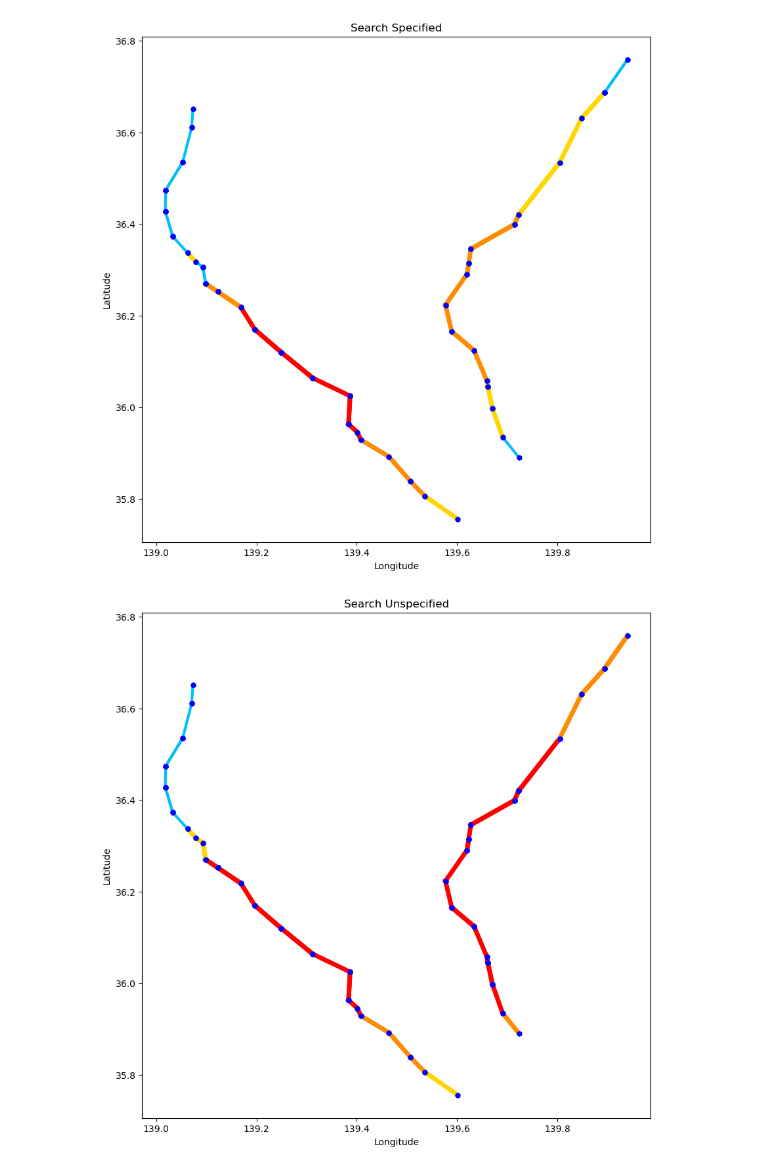
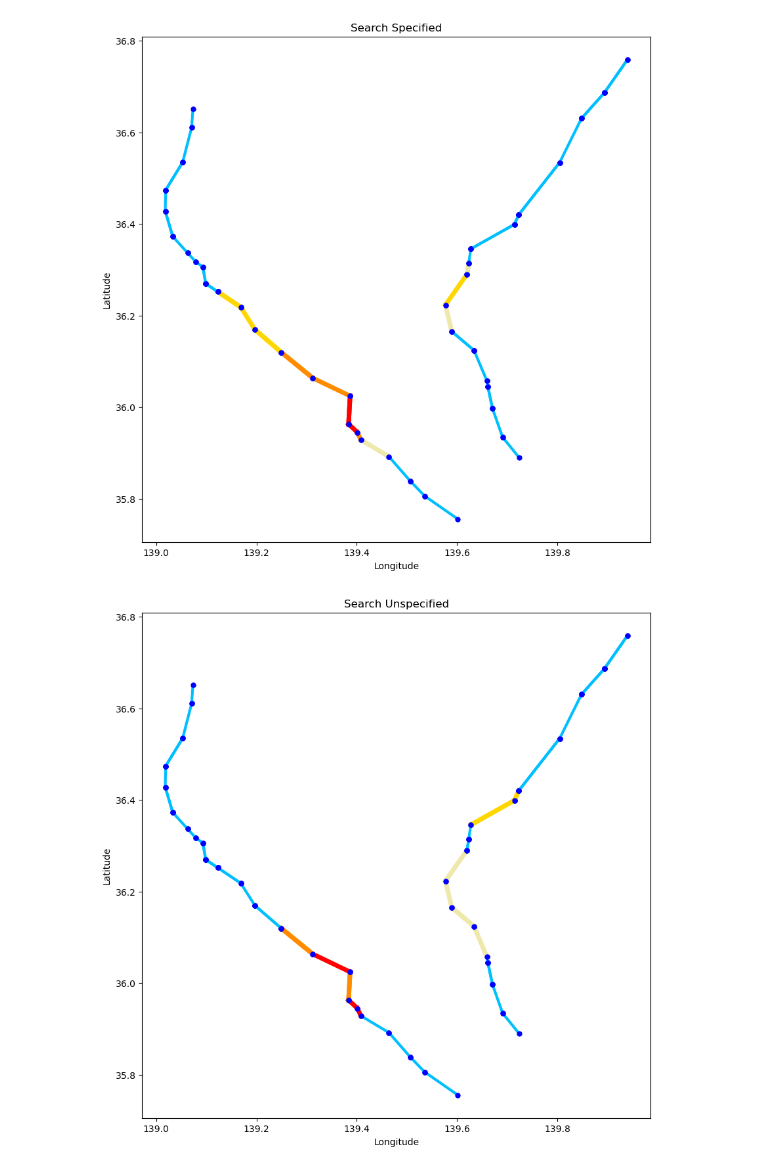
Before and after one commit to Makoto-Noda/NEXCO, a Jupyter notebook: map.ipynb, the cells around one changed output. Cells and saved outputs as stored; diff of their text form; code cells hidden in the pictures.

```diff
--- a/map.ipynb
+++ b/map.ipynb
@@ -120,8 +120,10 @@ train_merged['OCC_block_mean'] = train_merged.groupby(['datetime', 'block'])['OC
 train_merged['allCars_block_mean'] = train_merged.groupby(['datetime', 'block'])['allCars'].transform('mean')
 train_merged['speed_block_mean'] = train_merged.groupby(['datetime', 'block'])['speed'].transform('mean')
 train_merged['is_congestion_mean'] = train_merged.groupby(['datetime', 'block'])['is_congestion'].transform('mean')
+train_merged['search_specified_block_mean'] = train_merged.groupby(['datetime', 'block'])['search_specified'].transform('mean')
+train_merged['search_unspecified_block_mean'] = train_merged.groupby(['datetime', 'block'])['search_unspecified'].transform('mean')
 
-train_merged = train_merged.drop(['KP', 'OCC', 'allCars', 'speed', 'is_congestion'], axis=1)
+train_merged = train_merged.drop(['KP', 'OCC', 'allCars', 'speed', 'is_congestion', 'search_specified', 'search_unspecified'], axis=1)
 train_merged = train_merged.drop_duplicates()
 # %%
 df = train_merged[(train_merged['date'] == '2021-05-02') & (train_merged['hour'] == 9) & (train_merged['direction'] == 0)]
@@ -130,6 +132,13 @@ df_profile = ProfileReport(df, title="Profiling Report:df", minimal=True)
 df_profile.to_notebook_iframe()
 # %% [output]
 [interactive output not drawn]
+# %%
+congestion_series = df['is_congestion_mean'].quantile([0.95, 0.9, 0.8, 0.7])
+speed_series = df['speed_block_mean'].quantile([0.05, 0.1, 0.2, 0.3])
+search_specified_series = df['search_specified_block_mean'].quantile([0.95, 0.9, 0.8, 0.7])
+search_unspecified_series = df['search_unspecified_block_mean'].quantile([0.95, 0.9, 0.8, 0.7])
+OCC_series = df['OCC_block_mean'].quantile([0.95, 0.9, 0.8, 0.7])
+allCars_series = df['allCars_block_mean'].quantile([0.95, 0.9, 0.8, 0.7])
 # %%
 for index,row in df.iterrows():
 
@@ -140,14 +149,17 @@ for index,row in df.iterrows():
     speed = row['speed_block_mean']
     congestion = row['is_congestion_mean']
 
-    if speed <= 40:
+    if speed <= speed_series[0.05]:
         color = 'red'
         linewidth = 6
-    elif (speed > 40) & (speed <= 52):
+    elif (speed > speed_series[0.05]) & (speed <= speed_series[0.1]):
         color = 'darkorange'
         linewidth = 5
-    elif (speed > 52) & (speed <= 68):
+    elif (speed > speed_series[0.1]) & (speed <= speed_series[0.2]):
         color = 'gold'
+        linewidth = 5
+    elif (speed > speed_series[0.2]) & (speed <= speed_series[0.3]):
+        color = 'palegoldenrod'
         linewidth = 5
     else:
         color = 'deepskyblue'
@@ -173,16 +185,19 @@ for index,row in df.iterrows():
     end_lng = row['end_lng']
     start_lat = row['start_lat']
     end_lat = row['end_lat']
-    search_specified = row['search_specified']
+    search_specified = row['search_specified_block_mean']
 
-    if search_specified >= 250:
+    if search_specified >= search_specified_series[0.95]:
         color = 'red'
         linewidth = 5
-    elif (search_specified >= 200) & (search_specified < 250):
+    elif (search_specified >= search_specified_series[0.9]) & (search_specified < search_specified_series[0.95]):
         color = 'darkorange'
         linewidth = 5
-    elif (search_specified >= 150) & (search_specified < 200):
+    elif (search_specified >= search_specified_series[0.8]) & (search_specified < search_specified_series[0.9]):
         color = 'gold'
+        linewidth = 5
+    elif (search_specified >= search_specified_series[0.7]) & (search_specified < search_specified_series[0.8]):
+        color = 'palegoldenrod'
         linewidth = 5
     else:
         color = 'deepskyblue'
@@ -200,42 +215,45 @@ plt.title('Search Specified')
 plt.grid(False)
 plt.show()
 # %% [output]
-[figure, old version]
+[figure, new version]
 # %%
 for index,row in df.iterrows():
 
     start_lng = row['start_lng']
     end_lng = row['end_lng']
     start_lat = row['start_lat']
     end_lat = row['end_lat']
-    search_unspecified = row['search_unspecified']
+    search_unspecified = row['search_unspecified_block_mean']
 
-    if search_unspecified >= 5225:
+    if search_unspecified >= search_unspecified_series[0.95]:
         color = 'red'
         linewidth = 5
-    elif (search_unspecified >= 4150) & (search_unspecified < 5225):
+    elif (search_unspecified >= search_unspecified_series[0.9]) & (search_unspecified < search_unspecified_series[0.95]):
         color = 'darkorange'
         linewidth = 5
-    elif (search_unspecified >= 3075) & (search_unspecified < 4150):
+    elif (search_unspecified >= search_unspecified_series[0.8]) & (search_unspecified < search_unspecified_series[0.9]):
         color = 'gold'
+        linewidth = 5
+    elif (search_unspecified >= search_unspecified_series[0.7]) & (search_unspecified < search_unspecified_series[0.8]):
+        color = 'palegoldenrod'
         linewidth = 5
     else:
         color = 'deepskyblue'
         linewidth = 3
 
     plt.plot([start_lng, end_lng], [start_lat, end_lat], color=color, linestyle='-', linewidth=linewidth)
     plt.plot(start_lng, start_lat, marker='o', c='b', markersize=5)
     plt.plot(end_lng, end_lat, marker='o', c='b',markersize=5)
 
 plt.rcParams['figure.figsize'] = (10,10)
 plt.xlabel('Longitude')
 plt.ylabel('Latitude')
 plt.title('Search Unspecified')
 #plt.legend()
 plt.grid(False)
 plt.show()
 # %% [output]
-[figure, old version]
+[figure, new version]
 # %%
 for index,row in df.iterrows():
 
```
Also changed, not shown: parts of 4 cells of this notebook.
